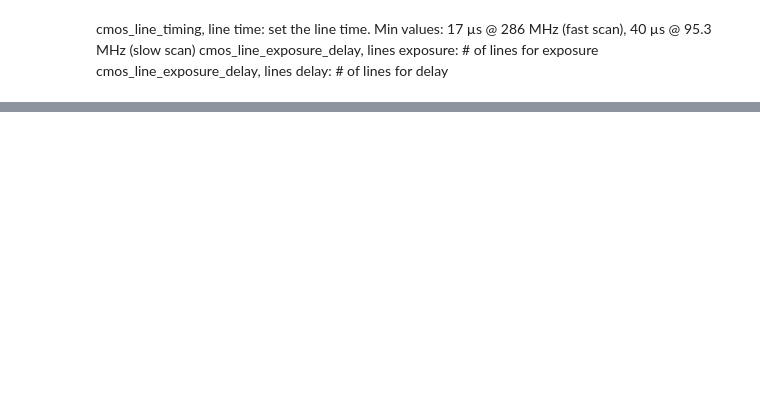
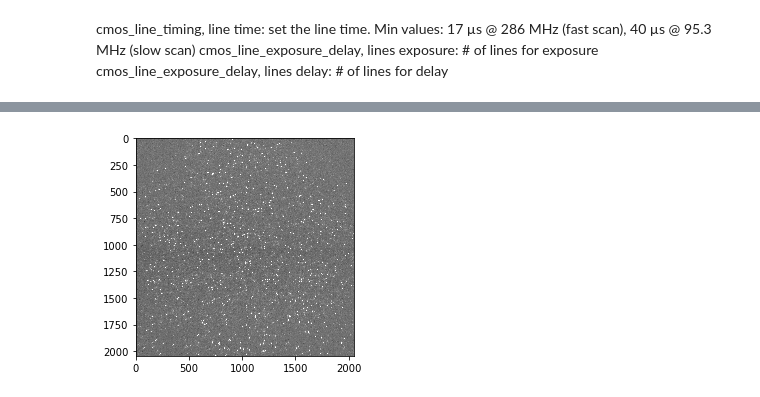
Before and after one commit to kevinwbishop/OTLS_control, a Jupyter notebook: pco_testing.ipynb, the cells around one changed output, grey strips where cells are left out. Saved outputs shown, nothing was run; the diff lists cells and outputs as text; code cells hidden in the pictures; blank space fills up the shorter version.

```diff
--- a/pco_testing.ipynb
+++ b/pco_testing.ipynb
@@ -45,7 +49,8 @@ pco_cam.configuration = {'exposure time': camera.expTime*1.0e-3, # converting ms
 # commands to set light-sheet mode
 
 freq = 10    #Hz slow scan, max is ~4Hz. Fast scan, max is 10Hz
-line_time = (0.35*1/freq)/camera.Y   #sec
+#line_time = (0.35*1/freq)/camera.Y   #sec
+line_time = 20e-6
 
 # parameter='on': turns on light-sheet mode
 # line_time=20e-6: sets time before going to next line in sec.
@@ -54,7 +59,7 @@ pco_cam.sdk.set_cmos_line_timing(parameter='on', line_time=line_time)
 
 # lines_exposure=10: number of lines to expose at once
 # lines_delay=0: default is zero, not clear what this does yet
-pco_cam.sdk.set_cmos_line_exposure_delay(lines_exposure=20,lines_delay=0)
+pco_cam.sdk.set_cmos_line_exposure_delay(lines_exposure=50,lines_delay=0)
 
 # interface='edge': reverses readout direction. Seems like setting to 'edge' is a requirement
 # format='top bottom': tells camera to read whole frame top to bottom (as opposed to simultaneously reading two ROIs)
@@ -114,0 +138,10 @@ ax2.imshow(prev[:,:,index],'gray',interpolation='nearest',vmin=200,vmax=1000)
+# %%
+fig, ax = plt.subplots()
+
+#plt.figure(figsize = (10,10))
+#plt.imshow(images[:,:,index],'gray',interpolation='nearest')
+
+ax.imshow(images[:,:,index],'gray',interpolation='nearest',vmin=0,vmax=200)
+plt.show()
+# %% [output]
+[figure, added]
```
Also changed, not shown: parts of 23 cells of this notebook, 2 other files.
